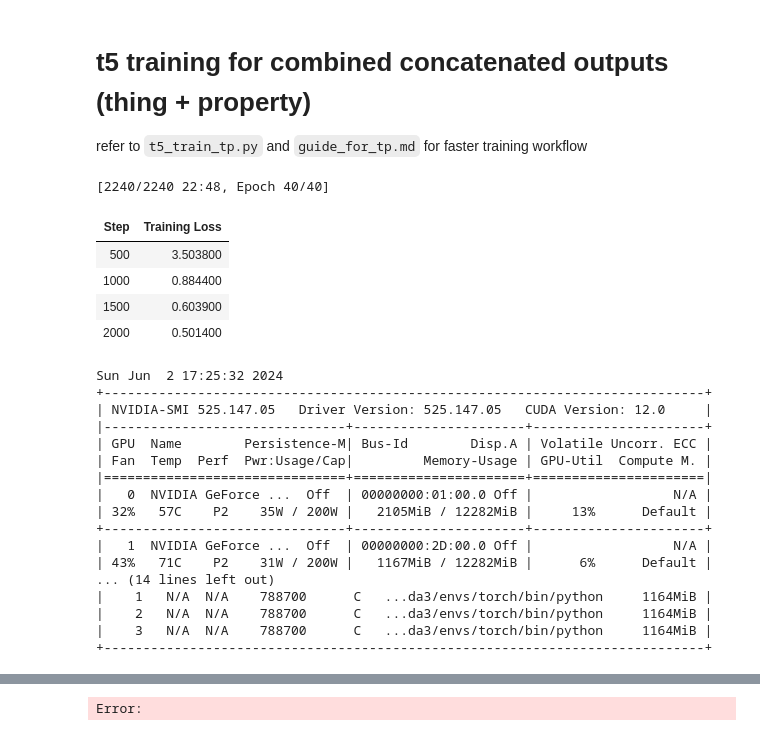
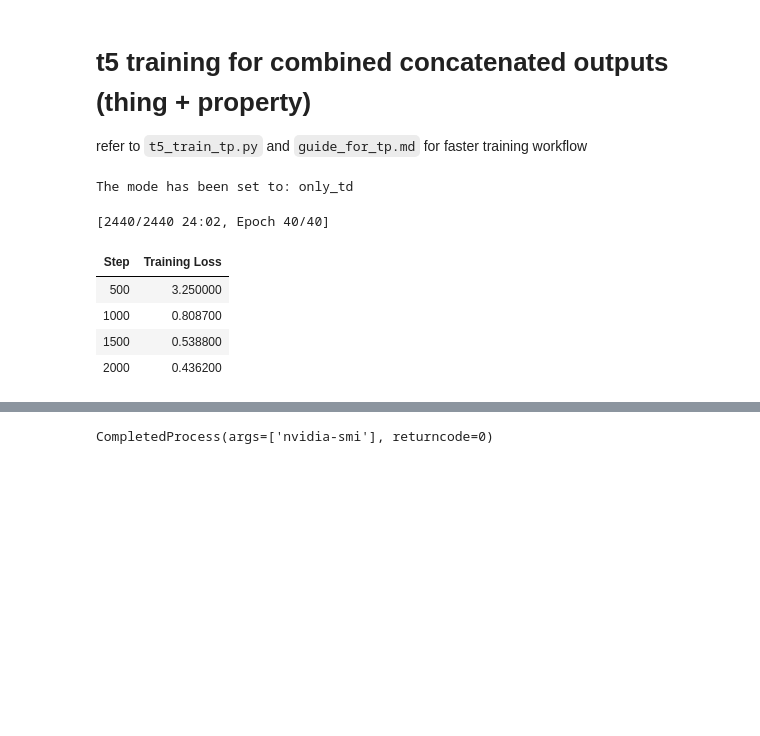
Before and after one commit to hhs0625/hipom_ai, a Jupyter notebook: data_model_mapping/translation/t5_train_tp.ipynb, the cells around one changed output, grey strips where cells are left out. Saved outputs shown, nothing was run; the diff lists cells and outputs as text; code cells hidden in the pictures; blank space fills up the shorter version.

```diff
--- a/data_model_mapping/translation/t5_train_tp.ipynb
+++ b/data_model_mapping/translation/t5_train_tp.ipynb
@@ -11,16 +11,32 @@ split_datasets = load_from_disk(file_path)
 # %%
 # prepare tokenizer
 from transformers import AutoTokenizer
-tokenizer = AutoTokenizer.from_pretrained("t5-base")
+import json
+
+model_name = "t5-base"
+
+# Read the mode from the JSON file
+with open("mode.json", "r") as json_file:
+    mode_dict = json.load(json_file)
+
+# Add the model key to the dictionary
+mode_dict["model"] = model_name
+
+# Save the updated dictionary back to the JSON file
+with open("mode.json", "w") as json_file:
+    json.dump(mode_dict, json_file)
+
+tokenizer = AutoTokenizer.from_pretrained(model_name)
 # Define additional special tokens
-additional_special_tokens = ["<THING_START>", "<THING_END>", "<PROPERTY_START>", "<PROPERTY_END>"]
+# additional_special_tokens = ["<THING_START>", "<THING_END>", "<PROPERTY_START>", "<PROPERTY_END>"]
+additional_special_tokens = ["<THING_START>", "<THING_END>", "<PROPERTY_START>", "<PROPERTY_END>", "<TN_START>", "<TN_END>", "<TD_START>", "<TD_END>", "<MIN_START>", "<MIN_END>", "<MAX_START>", "<MAX_END>"]
 # Add the additional special tokens to the tokenizer
 tokenizer.add_special_tokens({"additional_special_tokens": additional_special_tokens})
 
 max_length = 64
 
 def preprocess_function(examples):
-    inputs = [ex["tag_description"] for ex in examples['translation']]
+    inputs = [ex["input"] for ex in examples['translation']]
     targets = [ex["thing_property"] for ex in examples['translation']]
     # text_target sets the corresponding label to inputs
     # there is no need to create a separate 'labels'
@@ -39,10 +55,11 @@ tokenized_datasets = split_datasets.map(
 import torch
 import os
 import subprocess
+import json
 
 # we use the pre-trained t5-base model
 from transformers import AutoModelForSeq2SeqLM
-model_checkpoint = "t5-base"
+model_checkpoint = model_name
 model = AutoModelForSeq2SeqLM.from_pretrained(model_checkpoint)
 
 # data collator
@@ -53,6 +70,15 @@ data_collator = DataCollatorForSeq2Seq(tokenizer, model=model)
 import evaluate
 metric = evaluate.load("sacrebleu")
 import numpy as np
+
+# Read the mode from the JSON file
+with open("mode.json", "r") as json_file:
+    mode_dict = json.load(json_file)
+
+# Set the mode variable from the JSON content
+mode = mode_dict.get("mode", "default_value")  # 'default_value' is a fallback if 'mode' is not found
+
+print(f"The mode has been set to: {mode}")
 
 def compute_metrics(eval_preds):
     preds, labels = eval_preds
@@ -82,7 +108,7 @@ os.environ['NCCL_P2P_DISABLE'] = '1'
 os.environ['NCCL_IB_DISABLE'] = '1'
 
 args = Seq2SeqTrainingArguments(
-    f"train_tp_checkpoint_1",
+    f"train_{model_name}_{mode}_checkpoint_1",
     evaluation_strategy="no",
     # logging_dir="tensorboard-log",
     # logging_strategy="epoch",
@@ -97,52 +123,36 @@ args = Seq2SeqTrainingArguments(
     num_train_epochs=40,
     predict_with_generate=True,
     bf16=True,
     push_to_hub=False,
 )
 
 from transformers import Seq2SeqTrainer
 
 trainer = Seq2SeqTrainer(
     model,
     args,
     train_dataset=tokenized_datasets["train"],
     eval_dataset=tokenized_datasets["validation"],
     data_collator=data_collator,
     tokenizer=tokenizer,
     compute_metrics=compute_metrics,
 )
 
 # Train the model
 trainer.train()
 
 # Release GPU memory after training
 del model
 del trainer
 torch.cuda.empty_cache()
 
 # Check GPU memory usage
 subprocess.run(['nvidia-smi'])
 # %% [output]
-[2240/2240 22:48, Epoch 40/40]
+The mode has been set to: only_td
+[2440/2440 24:02, Epoch 40/40]
 | Step | Training Loss |
-| 500 | 3.503800 |
-| 1000 | 0.884400 |
-| 1500 | 0.603900 |
-| 2000 | 0.501400 |
+| 500 | 3.250000 |
+| 1000 | 0.808700 |
+| 1500 | 0.538800 |
+| 2000 | 0.436200 |
-Sun Jun  2 17:25:32 2024
-+-----------------------------------------------------------------------------+
-| NVIDIA-SMI 525.147.05   Driver Version: 525.147.05   CUDA Version: 12.0     |
-|-------------------------------+----------------------+----------------------+
-| GPU  Name        Persistence-M| Bus-Id        Disp.A | Volatile Uncorr. ECC |
-| Fan  Temp  Perf  Pwr:Usage/Cap|         Memory-Usage | GPU-Util  Compute M. |
-|===============================+======================+======================|
-|   0  NVIDIA GeForce ...  Off  | 00000000:01:00.0 Off |                  N/A |
-| 32%   57C    P2    35W / 200W |   2105MiB / 12282MiB |     13%      Default |
-+-------------------------------+----------------------+----------------------+
-|   1  NVIDIA GeForce ...  Off  | 00000000:2D:00.0 Off |                  N/A |
-| 43%   71C    P2    31W / 200W |   1167MiB / 12282MiB |      6%      Default |
-... (14 lines left out)
-|    1   N/A  N/A    788700      C   ...da3/envs/torch/bin/python     1164MiB |
-|    2   N/A  N/A    788700      C   ...da3/envs/torch/bin/python     1164MiB |
-|    3   N/A  N/A    788700      C   ...da3/envs/torch/bin/python     1164MiB |
-+-----------------------------------------------------------------------------+
@@ -150 +176 @@ CompletedProcess(args=['nvidia-smi'], returncode=0)
-Error:
+CompletedProcess(args=['nvidia-smi'], returncode=0)
```
Also changed, not shown: parts of 1 cell of this notebook, 2 other files.
